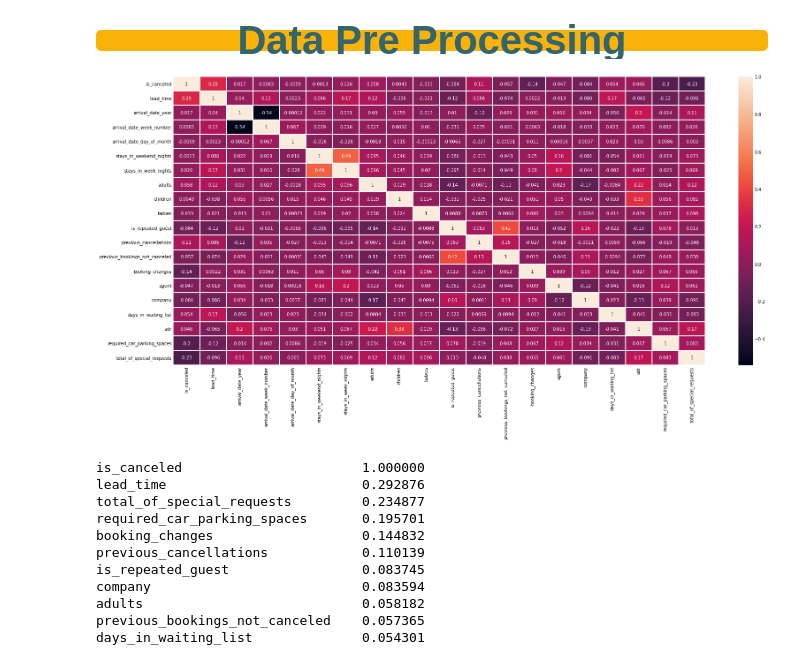
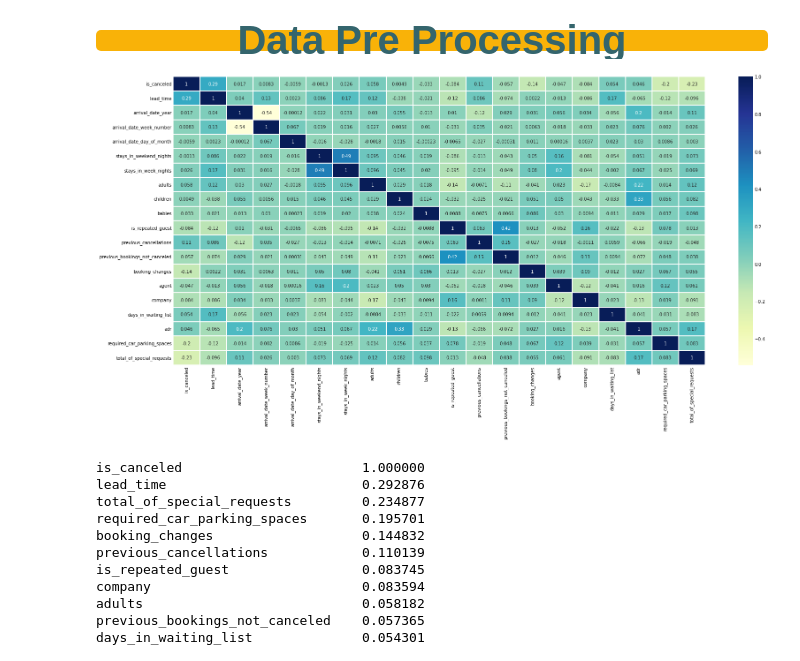
Before and after one commit to shekhs/Hotel-Booking-Prediction, a Jupyter notebook: hotel_booking_prediction.ipynb, the cells around one changed output. Drawn from its saved outputs; the diff is of its cells as text; code cells hidden in the pictures.

```diff
--- a/hotel_booking_prediction.ipynb
+++ b/hotel_booking_prediction.ipynb
@@ -521,11 +521,11 @@ px.bar(data_frame = stay, x = 'total_nights', y = 'Number of stays', color = 'ho
 # %%
 plt.figure(figsize = (24, 12))
 
 corr = df.corr()
-sns.heatmap(corr, annot = True, linewidths = 1)
+sns.heatmap(corr, annot = True, linewidths = 1,cmap="YlGnBu")
 plt.show()
 # %% [output]
-[figure, old version]
+[figure, new version]
 # %%
 correlation = df.corr()['is_canceled'].abs().sort_values(ascending = False)
 correlation
```
Also changed, not shown: parts of 21 cells of this notebook.
